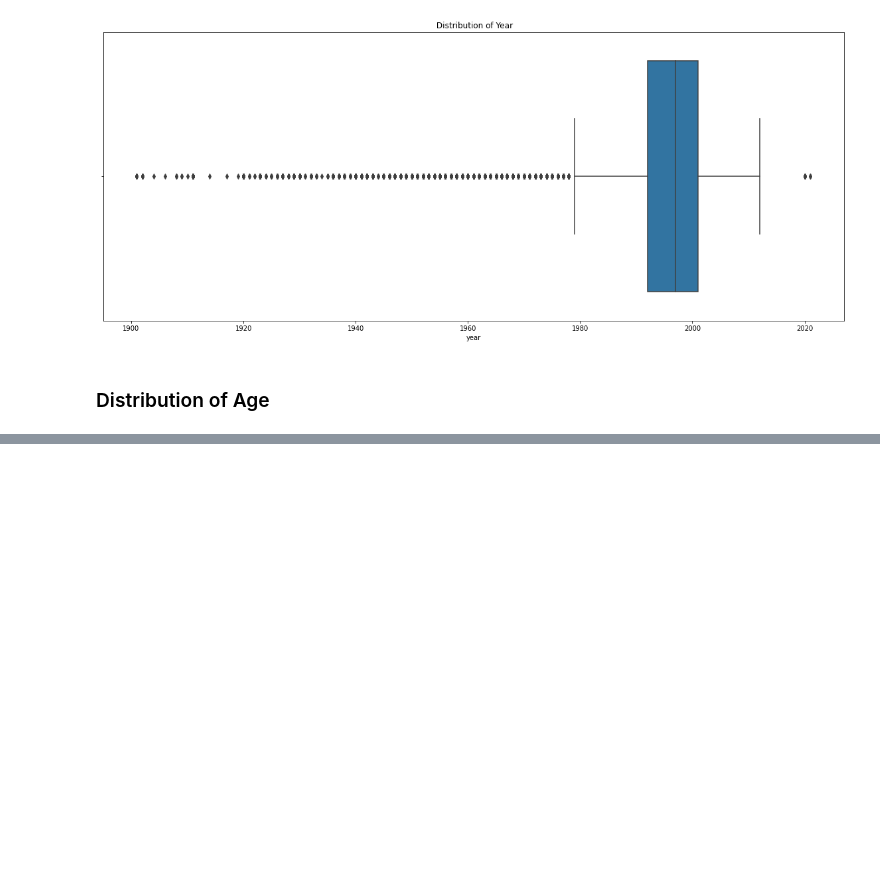
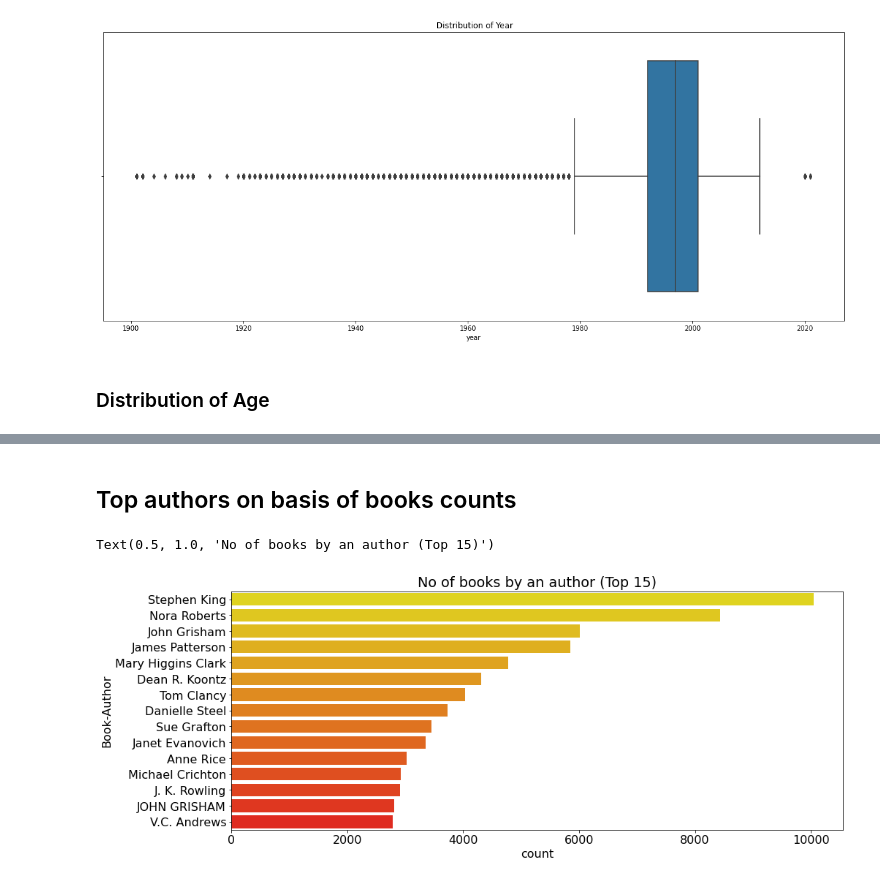
Before and after one commit to MANISH-KUMAR-CODES/Book-Recommendtion-System, a Jupyter notebook: Book_Recommendtion_System.ipynb, the cells around one changed output, grey strips where cells are left out. Cells and saved outputs as stored; diff of their text form; code cells hidden in the pictures; blank space fills up the shorter version.

```diff
--- a/Book_Recommendtion_System.ipynb
+++ b/Book_Recommendtion_System.ipynb
@@ -544,0 +556,10 @@ plt.show();
+# %% [markdown]
+## Top authors on basis of books counts
+# %%
+plt.rcParams['font.size'] = '16'
+plt.figure(figsize=(15,6))
+sns.countplot(y="Book-Author", data=df,order=df['Book-Author'].value_counts().index[0:15],palette ='autumn_r')
+plt.title("No of books by an author (Top 15)")
+# %% [output]
+Text(0.5, 1.0, 'No of books by an author (Top 15)')
+[figure, added]
```
Also changed, not shown: parts of 13 cells of this notebook.
